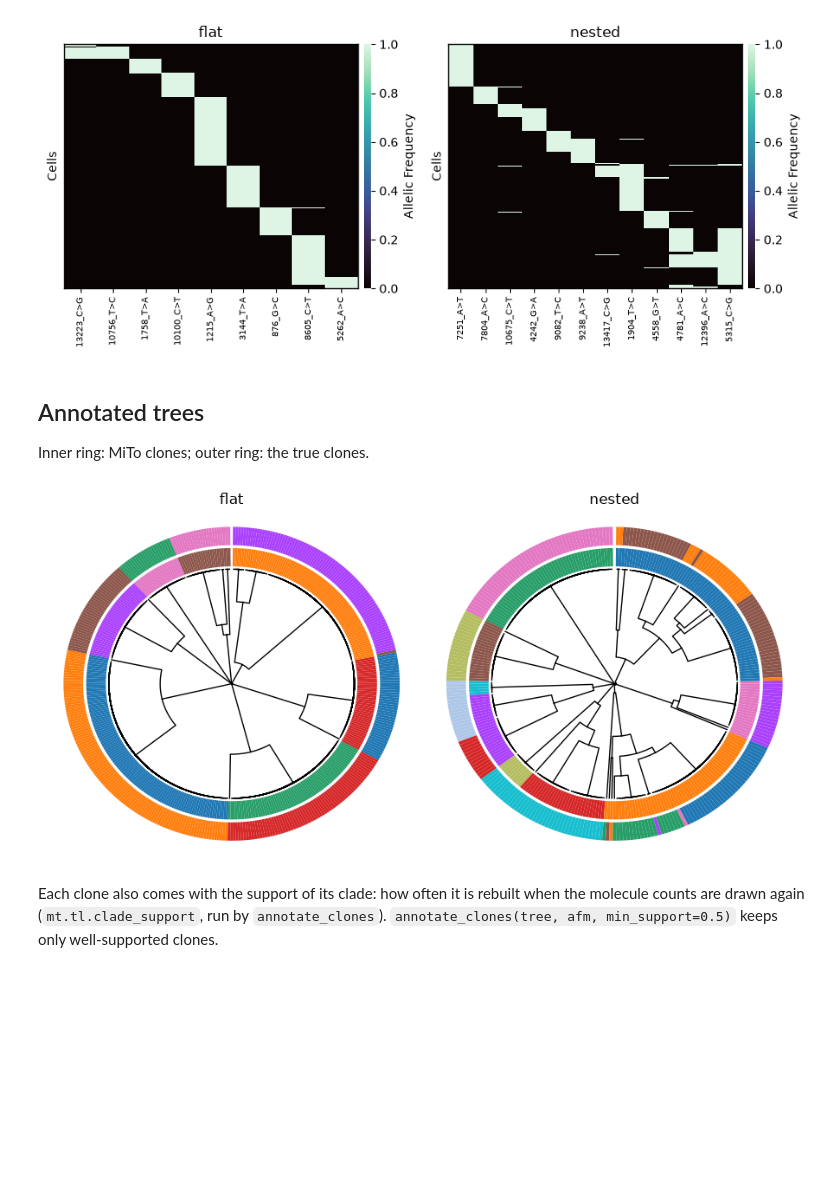
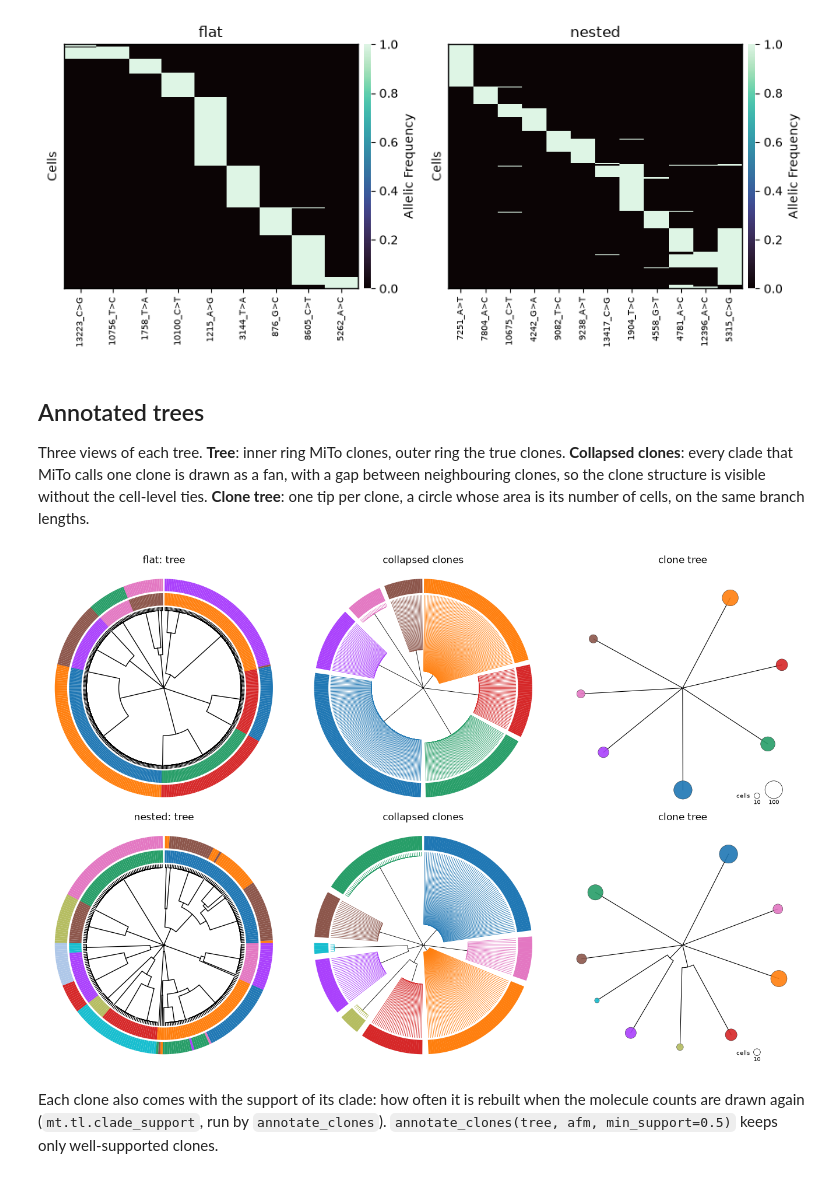
Before and after one commit to andrecossa5/MiTo, a Jupyter notebook: docs/source/getting_started.ipynb, the cells around one changed output. Saved outputs shown, nothing was run; the diff lists cells and outputs as text; code cells hidden in the pictures; blank space fills up the shorter version.

```diff
--- a/docs/source/getting_started.ipynb
+++ b/docs/source/getting_started.ipynb
@@ -108,15 +108,30 @@ fig.tight_layout()
 # %% [markdown]
 ## Annotated trees
 
-Inner ring: MiTo clones; outer ring: the true clones.
+Three views of each tree. **Tree**: inner ring MiTo clones, outer ring the true clones. **Collapsed clones**:
+every clade that MiTo calls one clone is drawn as a fan, with a gap between neighbouring clones, so the clone
+structure is visible without the cell-level ties. **Clone tree**: one tip per clone, a circle whose area is its
+number of cells, on the same branch lengths.
 # %%
-fig, axs = plt.subplots(1, 2, figsize=(9, 4.5))
-for ax, name in zip(axs, ('flat', 'nested')):
-    mt.pl.plot_tree(trees[name], annot=['MiTo_clone', 'clone'], ax=ax)
-    ax.set_title(name)
+def show_trees(tree, name, axs):
+    mt.pl.plot_tree(tree, annot=['MiTo_clone', 'clone'], ax=axs[0])
+    mt.pl.plot_tree(tree, annot=['MiTo_clone'], ax=axs[1], collapse_clones='MiTo_clone', clone_style='full',
+                    gap_by='MiTo_clone', colorstrips=dict(labels=False),
+                    branches=dict(annot='MiTo_clone', linewidth=.6))
+    mt.pl.plot_clone_tree(tree, ax=axs[2])
+    axs[0].set_title(f'{name}: tree')
+    axs[1].set_title('collapsed clones')
+    axs[2].set_title('clone tree')
+    for ax in axs:
+        ax.set_aspect('equal')
+
+
+fig, axs = plt.subplots(2, 3, figsize=(13.5, 9))
+for row, name in zip(axs, ('flat', 'nested')):
+    show_trees(trees[name], name, row)
 fig.tight_layout()
 # %% [output]
-[figure, old version]
+[figure, new version]
 # %% [markdown]
 Each clone also comes with the support of its clade: how often it is rebuilt when the
 molecule counts are drawn again (`mt.tl.clade_support`, run by `annotate_clones`).
```
Also changed, not shown: 1 other file.
